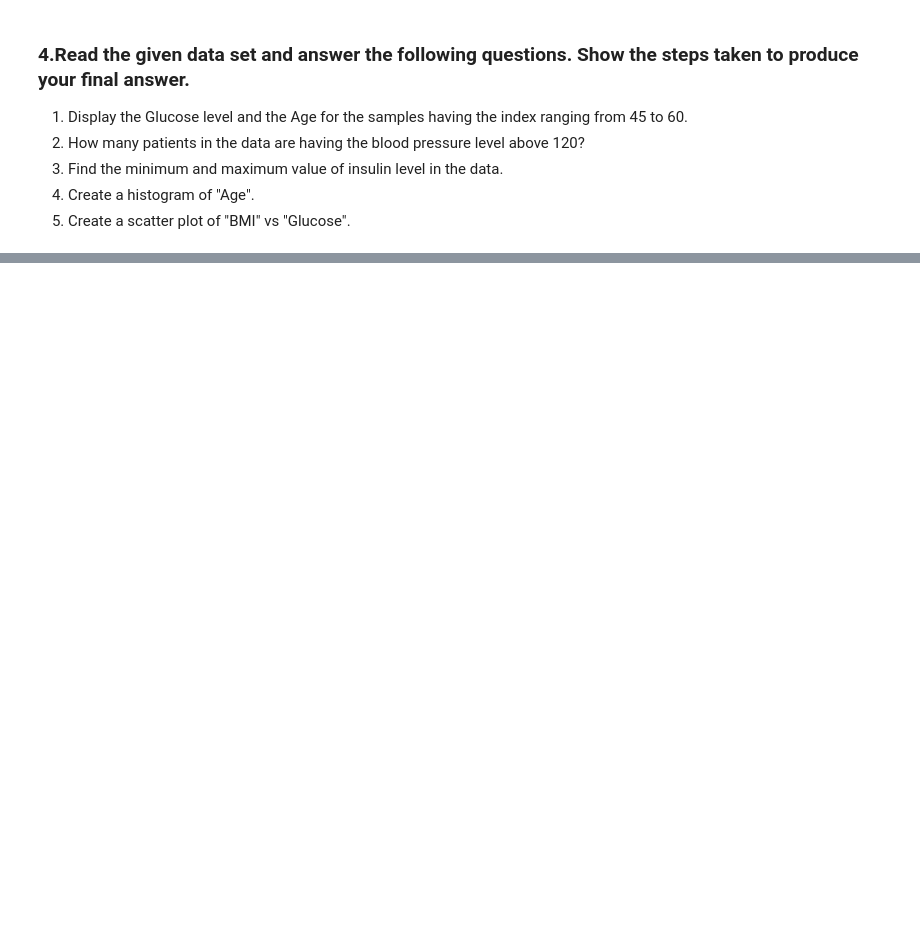
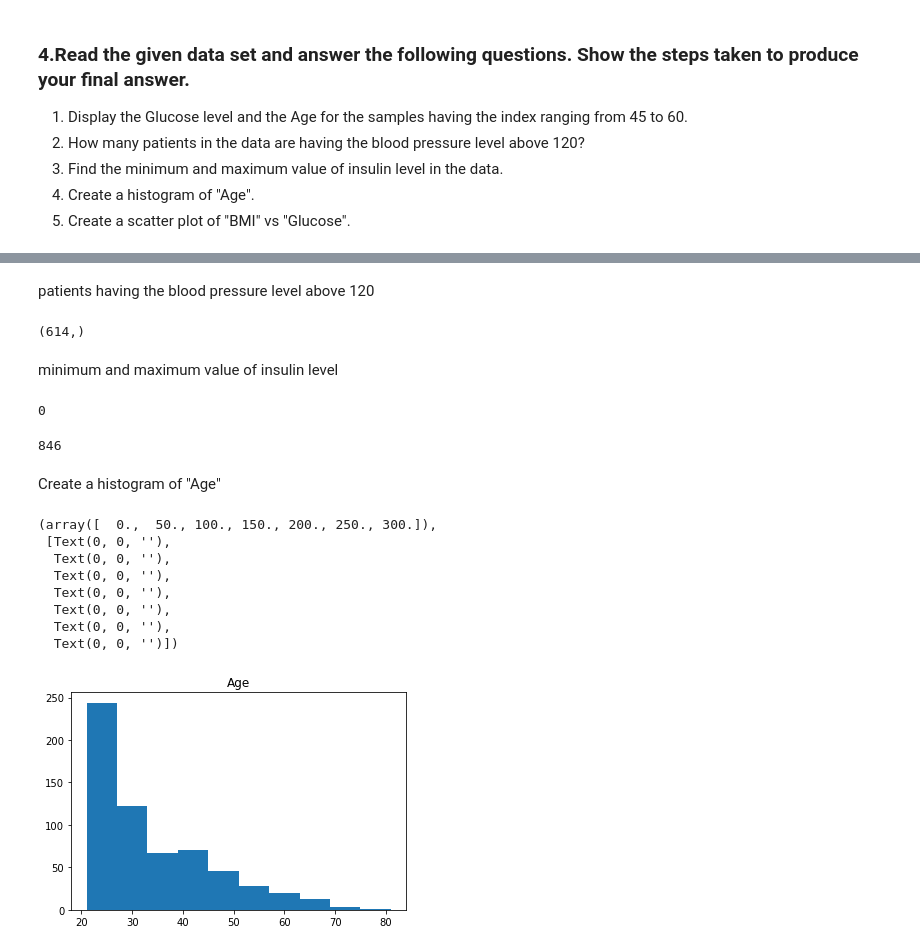
Before and after one commit to helgabensly/week3_activity, a Jupyter notebook: Week_3_Activity.ipynb, the cells around one changed output, grey strips where cells are left out. Drawn from its saved outputs; the diff is of its cells as text; code cells hidden in the pictures; blank space fills up the shorter version.

```diff
--- a/Week_3_Activity.ipynb
+++ b/Week_3_Activity.ipynb
@@ -19,0 +67,3 @@
+# %%
+data=pd.read_csv('diabetes_model.csv')
+data
@@ -19,0 +102,35 @@
+# %% [markdown]
+patients having the blood pressure level above 120
+# %%
+above_120=data['BloodPressure']>120
+above_120.shape
+# %% [output]
+(614,)
+# %% [markdown]
+minimum and maximum value of insulin level
+# %%
+data['Insulin'].min()
+# %% [output]
+0
+# %%
+data['Insulin'].max()
+# %% [output]
+846
+# %% [markdown]
+Create a histogram of "Age"
+# %%
+plt.figure()
+plt.hist(data['Age'])
+plt.title('Age')
+plt.xticks()
+plt.yticks()
+# %% [output]
+(array([  0.,  50., 100., 150., 200., 250., 300.]),
+ [Text(0, 0, ''),
+  Text(0, 0, ''),
+  Text(0, 0, ''),
+  Text(0, 0, ''),
+  Text(0, 0, ''),
+  Text(0, 0, ''),
+  Text(0, 0, '')])
+[figure, added]
```
Also changed, not shown: parts of 12 cells of this notebook.
